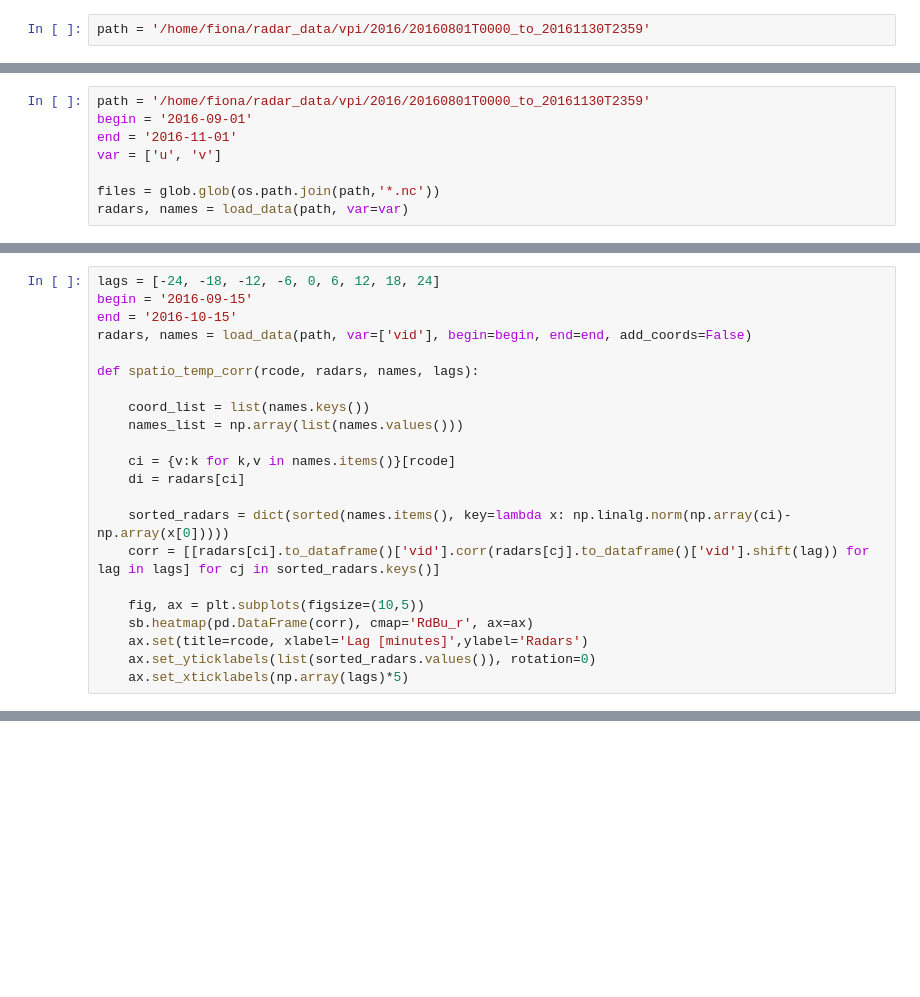
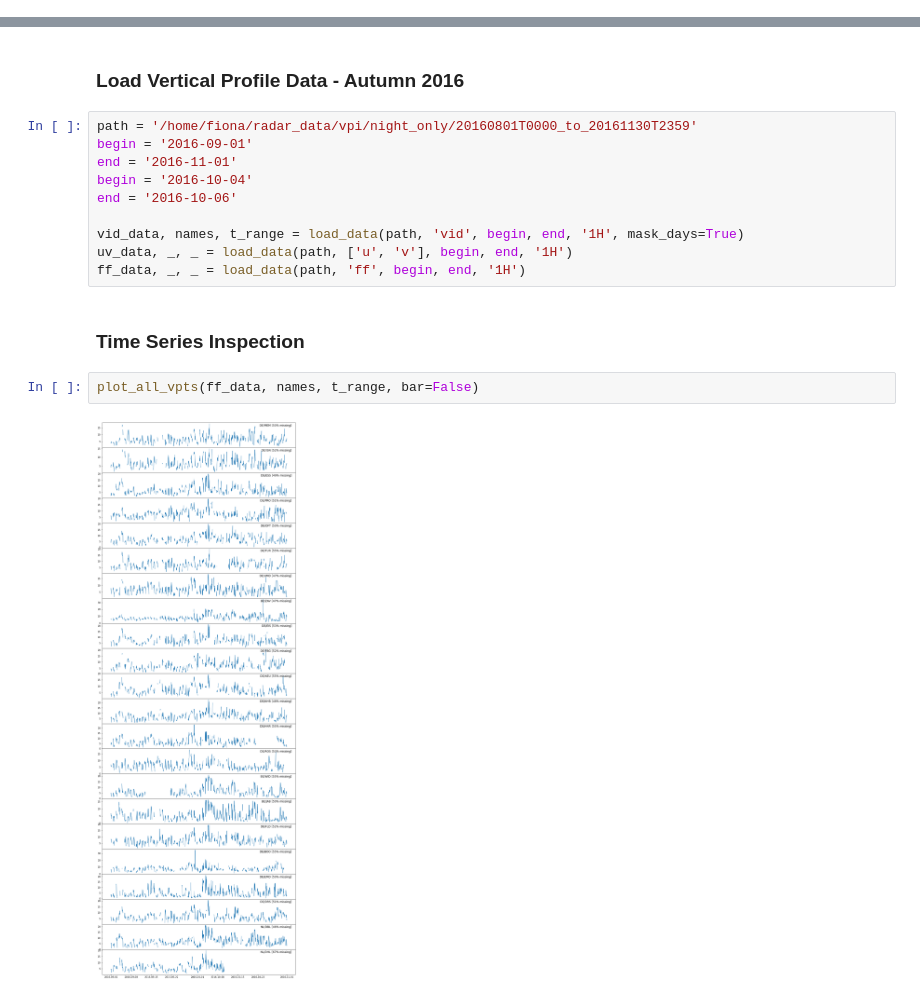
Before and after one commit to FionaLippert/birdMigration, a Jupyter notebook: visualization/spatial_correlations.ipynb, the cells around one changed output, grey strips where cells are left out. Drawn from its saved outputs; the diff is of its cells as text; blank space fills up the shorter version.

```diff
--- a/visualization/spatial_correlations.ipynb
+++ b/visualization/spatial_correlations.ipynb
@@ -12,2 +0,0 @@ from ipywidgets import SelectionSlider, IntSlider, Play, HBox, jslink, Text
-# %%
-path = '/home/fiona/radar_data/vpi/2016/20160801T0000_to_20161130T2359'
@@ -144,8 +0,0 @@ Map(center=[51, 10], controls=(ZoomControl(options=['position', 'zoom_in_text',
-# %%
-path = '/home/fiona/radar_data/vpi/2016/20160801T0000_to_20161130T2359'
-begin = '2016-09-01'
-end = '2016-11-01'
-var = ['u', 'v']
-
-files = glob.glob(os.path.join(path,'*.nc'))
-radars, names = load_data(path, var=var)
@@ -223,22 +0,0 @@ Map(center=[51, 10], controls=(ZoomControl(options=['position', 'zoom_in_text',
-# %%
-lags = [-24, -18, -12, -6, 0, 6, 12, 18, 24]
-begin = '2016-09-15'
-end = '2016-10-15'
-radars, names = load_data(path, var=['vid'], begin=begin, end=end, add_coords=False)
-
-def spatio_temp_corr(rcode, radars, names, lags):
-
-    coord_list = list(names.keys())
-    names_list = np.array(list(names.values()))
-
-    ci = {v:k for k,v in names.items()}[rcode]
-    di = radars[ci]
-
-    sorted_radars = dict(sorted(names.items(), key=lambda x: np.linalg.norm(np.array(ci)-np.array(x[0]))))
-    corr = [[radars[ci].to_dataframe()['vid'].corr(radars[cj].to_dataframe()['vid'].shift(lag)) for lag in lags] for cj in sorted_radars.keys()]
-
-    fig, ax = plt.subplots(figsize=(10,5))
-    sb.heatmap(pd.DataFrame(corr), cmap='RdBu_r', ax=ax)
-    ax.set(title=rcode, xlabel='Lag [minutes]',ylabel='Radars')
-    ax.set_yticklabels(list(sorted_radars.values()), rotation=0)
-    ax.set_xticklabels(np.array(lags)*5)
@@ -252,0 +475,18 @@ spatio_temp_corr('DE/ESS', radars, names, lags)
+# %% [markdown]
+### Load Vertical Profile Data - Autumn 2016
+# %%
+path = '/home/fiona/radar_data/vpi/night_only/20160801T0000_to_20161130T2359'
+begin = '2016-09-01'
+end = '2016-11-01'
+begin = '2016-10-04'
+end = '2016-10-06'
+
+vid_data, names, t_range = load_data(path, 'vid', begin, end, '1H', mask_days=True)
+uv_data, _, _ = load_data(path, ['u', 'v'], begin, end, '1H')
+ff_data, _, _ = load_data(path, 'ff', begin, end, '1H')
+# %% [markdown]
+### Time Series Inspection
+# %%
+plot_all_vpts(ff_data, names, t_range, bar=False)
+# %% [output]
+[figure, added]
```
Also changed, not shown: parts of 36 cells of this notebook, 8 other files.
